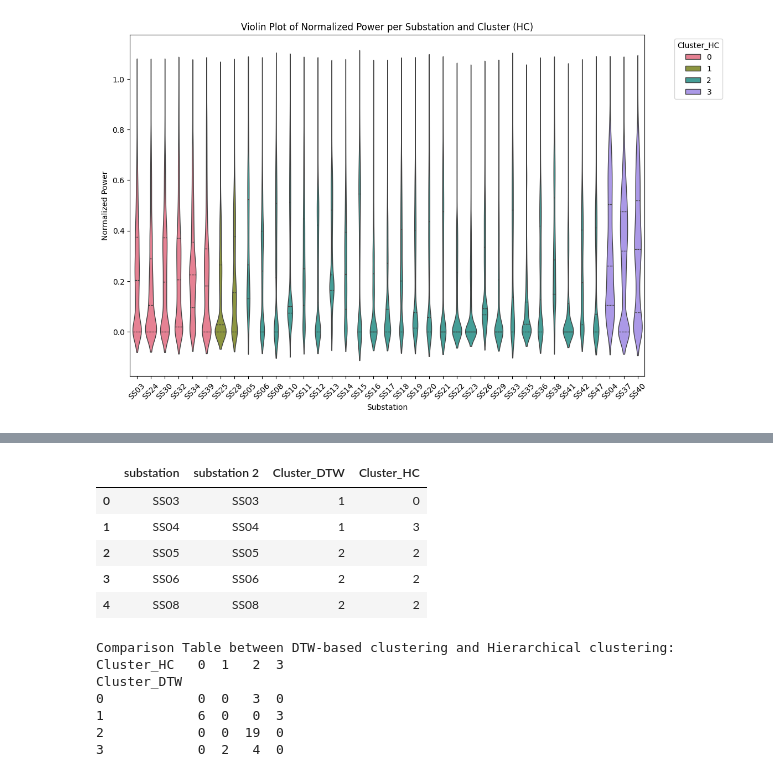
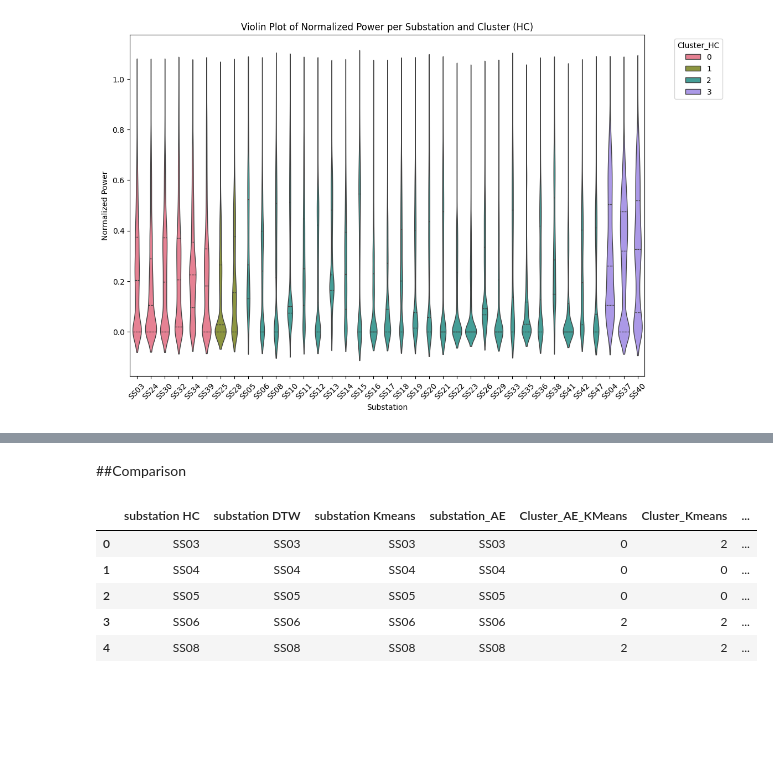
Before and after one commit to SimRime/CAS-Final-Project_Simon-Rime, a Jupyter notebook: Google_Colab_notebook/Substations.ipynb, the cells around one changed output, grey strips where cells are left out. Saved outputs shown, nothing was run; the diff lists cells and outputs as text; code cells hidden in the pictures; blank space fills up the shorter version.

```diff
--- a/Google_Colab_notebook/Substations.ipynb
+++ b/Google_Colab_notebook/Substations.ipynb
@@ -319,0 +281,17 @@ Output hidden; open in https://colab.research.google.com to view.
+# %%
+# Apply KMeans clustering
+kmeans = KMeans(n_clusters=4, random_state=42)
+labels_kmeans = kmeans.fit_predict(clustering_data_KMeans)
+
+# Calculate the silhouette score
+sil_score = silhouette_score(clustering_data_KMeans, labels_kmeans)
+print(f"Silhouette Score: {sil_score}")
+
+# Check if the lengths match
+unique_substations = clustering_data_KMeans.index
+print(f"Length of unique substations: {len(unique_substations)}")
+print(f"Length of clustering_data_KMeans: {len(clustering_data_KMeans)}")
+
+# Ensure the lengths match before proceeding
+if len(unique_substations) != len(clustering_data_KMeans):
+    raise ValueError("Mismatch between number of unique substations and clustering data rows.")
@@ -346,19 +385,15 @@ clustering_data_DTW = combined_df_DTW.pivot_table(index='substation', columns='T
 # Check if there are any substations with all zero values
 clustering_data_DTW = clustering_data_DTW.loc[(clustering_data_DTW != 0).any(axis=1)]
 
-# Scale the data
-scaler = TimeSeriesScalerMeanVariance()
-scaled_data_DTW = scaler.fit_transform(clustering_data_DTW.to_numpy())
-
 # Apply TimeSeriesKMeans clustering with DTW
 dtw_kmeans = TimeSeriesKMeans(n_clusters=4, metric="dtw", verbose=True, random_state=42)
-labels = dtw_kmeans.fit_predict(scaled_data_DTW)
+labels = dtw_kmeans.fit_predict(clustering_data_DTW.to_numpy())
 
-# Flatten the scaled data for distance calculation
-flattened_scaled_data = scaled_data_DTW.reshape((scaled_data_DTW.shape[0], -1))
+# Flatten the data for distance calculation
+flattened_data = clustering_data_DTW.to_numpy().reshape((clustering_data_DTW.shape[0], -1))
 
 # Compute pairwise DTW distances
-dtw_distances = pairwise_distances(flattened_scaled_data, metric=lambda x, y: dtw(x, y))
+dtw_distances = pairwise_distances(flattened_data, metric=lambda x, y: dtw(x, y))
 
 # Calculate the silhouette score
 sil_score = silhouette_score(dtw_distances, labels, metric="precomputed")
@@ -374,7 +409,7 @@ if len(unique_substations) != len(clustering_data_DTW):
     raise ValueError("Mismatch between number of unique substations and clustering data rows.")
 
 # Convert labels to a DataFrame
-clustering_data_df = pd.DataFrame(scaled_data_DTW.reshape(len(scaled_data_DTW), -1))
+clustering_data_df = pd.DataFrame(clustering_data_DTW.to_numpy().reshape(len(clustering_data_DTW), -1))
 clustering_data_df['Cluster'] = labels
 clustering_data_df['substation'] = unique_substations
 
@@ -383,5 +418,5 @@ cluster_map = dict(zip(clustering_data_df['substation'], clustering_data_df['Clu
 combined_df_DTW['Cluster'] = combined_df_DTW['substation'].map(cluster_map)
 
 # Verify the results
-print(combined_df_DTW.head())
+combined_df_DTW.head()
 # %% [output]
@@ -659,34 +729,27 @@ plt.show()
+# %% [markdown]
+##Comparison
 # %%
 # Create a comparison DataFrame
 comparison_df = pd.DataFrame({
-    'substation': clustering_data_HC.index,
-    'substation 2': clustering_data_DTW.index,
+    'substation HC': clustering_data_HC.index,
+    'substation DTW': clustering_data_DTW.index,
+    'substation Kmeans': clustering_data_KMeans.index,
+    'substation_AE': clustering_data_AE.index,
+    'Cluster_AE_KMeans': labels_ae,
+    'Cluster_Kmeans': labels_kmeans,
     'Cluster_DTW': labels,
     'Cluster_HC': labels_HC
 })
 
 # Verify the results
 comparison_df.head()
 # %% [output]
-|  | substation | substation 2 | Cluster_DTW | Cluster_HC |
-| 0 | SS03 | SS03 | 1 | 0 |
-| 1 | SS04 | SS04 | 1 | 3 |
-| 2 | SS05 | SS05 | 2 | 2 |
-| 3 | SS06 | SS06 | 2 | 2 |
-| 4 | SS08 | SS08 | 2 | 2 |
+|  | substation HC | substation DTW | substation Kmeans | substation_AE | Cluster_AE_KMeans | Cluster_Kmeans | ... |
+| 0 | SS03 | SS03 | SS03 | SS03 | 0 | 2 | ... |
+| 1 | SS04 | SS04 | SS04 | SS04 | 0 | 0 | ... |
+| 2 | SS05 | SS05 | SS05 | SS05 | 0 | 0 | ... |
+| 3 | SS06 | SS06 | SS06 | SS06 | 2 | 2 | ... |
+| 4 | SS08 | SS08 | SS08 | SS08 | 2 | 2 | ... |
-# %%
-# Analyzing and comparing the clusters
-comparison_table = pd.crosstab(comparison_df['Cluster_DTW'], comparison_df['Cluster_HC'])
-print("Comparison Table between DTW-based clustering and Hierarchical clustering:")
-print(comparison_table)
-# %% [output]
-Comparison Table between DTW-based clustering and Hierarchical clustering:
-Cluster_HC   0  1   2  3
-Cluster_DTW
-0            0  0   3  0
-1            6  0   0  3
-2            0  0  19  0
-3            0  2   4  0
 # %%
 # Plotting combined scatter plot for comparison
 plt.figure(figsize=(15, 6))
```
Also changed, not shown: parts of 16 cells of this notebook.
